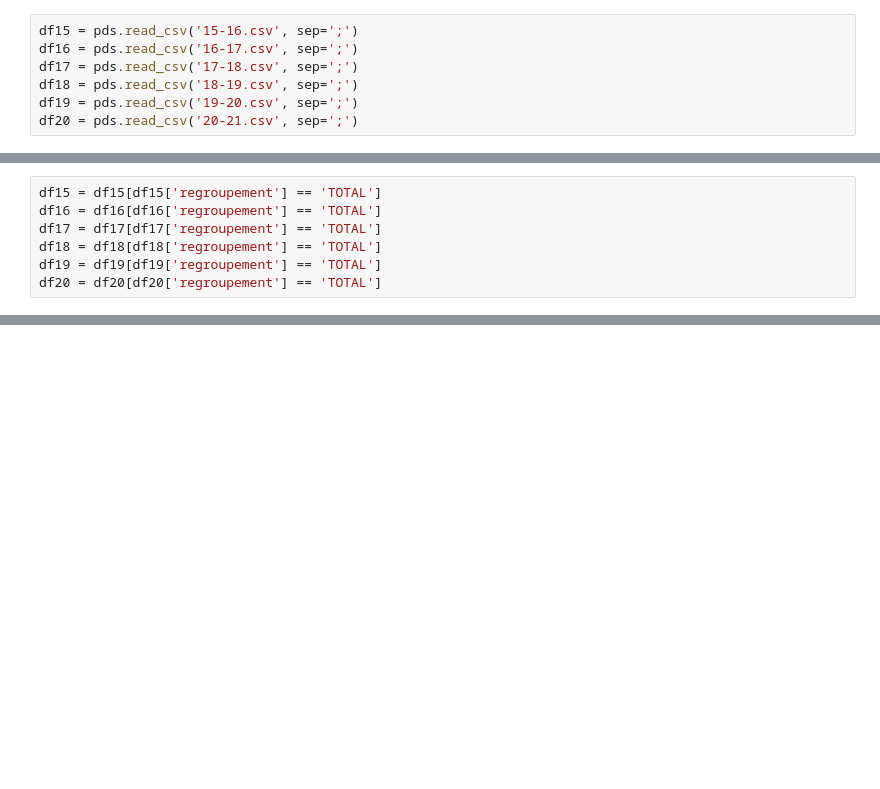
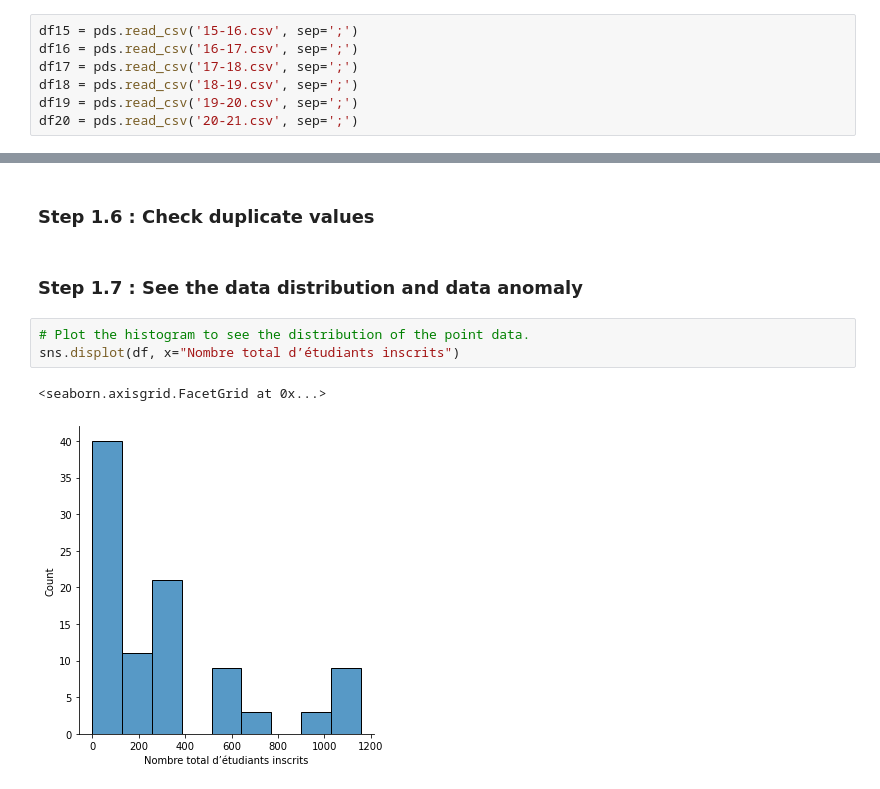
Before and after one commit to IDeAmiage/data_exploration, a Jupyter notebook: Enseignement Superieur.ipynb, the cells around one changed output, grey strips where cells are left out. Saved outputs shown, nothing was run; the diff lists cells and outputs as text; blank space fills up the shorter version.

```diff
--- a/Enseignement Superieur.ipynb
+++ b/Enseignement Superieur.ipynb
@@ -73,7 +19,0 @@ df15
-# %%
-df15 = df15[df15['regroupement'] == 'TOTAL']
-df16 = df16[df16['regroupement'] == 'TOTAL']
-df17 = df17[df17['regroupement'] == 'TOTAL']
-df18 = df18[df18['regroupement'] == 'TOTAL']
-df19 = df19[df19['regroupement'] == 'TOTAL']
-df20 = df20[df20['regroupement'] == 'TOTAL']
@@ -247,0 +120,10 @@ AttributeError: 'NoneType' object has no attribute 'drop'
+# %% [markdown]
+### Step 1.6 : Check duplicate values
+# %% [markdown]
+### Step 1.7 : See the data distribution and data anomaly
+# %%
+# Plot the histogram to see the distribution of the point data.
+sns.displot(df, x="Nombre total d’étudiants inscrits")
+# %% [output]
+<seaborn.axisgrid.FacetGrid at 0x...>
+[figure, added]
```
Also changed, not shown: parts of 42 cells of this notebook, 2 other files.
